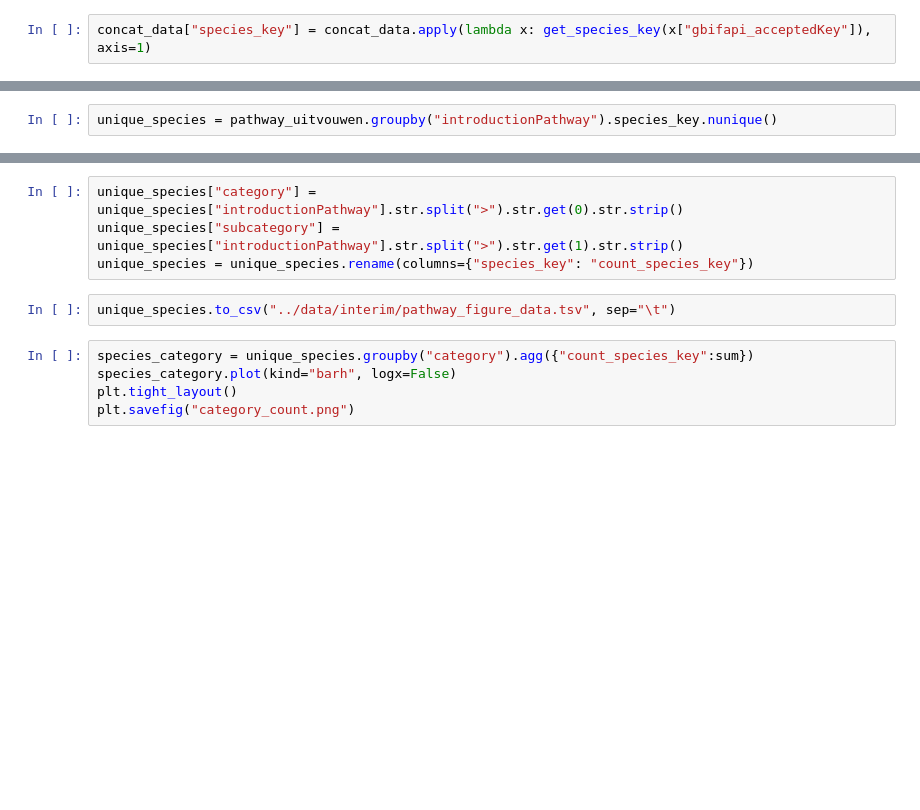
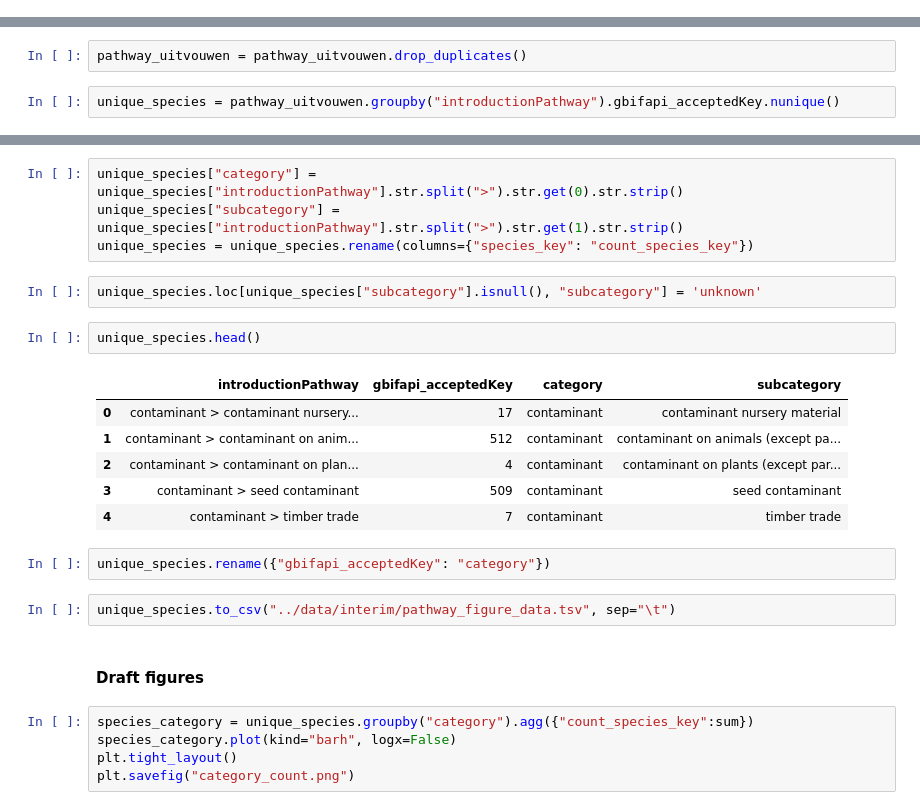
Before and after one commit to trias-project/alien-species-checklist, a Jupyter notebook: notebooks/0-stijnvanhoey-viz-pathways.ipynb, the cells around one changed output, grey strips where cells are left out. Cells and saved outputs as stored; diff of their text form; blank space fills up the shorter version.

```diff
--- a/notebooks/0-stijnvanhoey-viz-pathways.ipynb
+++ b/notebooks/0-stijnvanhoey-viz-pathways.ipynb
@@ -80,2 +48,0 @@ Index(['index', 'nameMatchValidation', 'taxonID', 'datasetName', 'taxonRank',
-# %%
-concat_data["species_key"] = concat_data.apply(lambda x: get_species_key(x["gbifapi_acceptedKey"]), axis=1)
@@ -140,2 +66,4 @@ pathway_uitvouwen["introductionPathway"] = pathway_uitvouwen["introductionPathwa
+# %%
+pathway_uitvouwen = pathway_uitvouwen.drop_duplicates()
 # %%
-unique_species = pathway_uitvouwen.groupby("introductionPathway").species_key.nunique()
+unique_species = pathway_uitvouwen.groupby("introductionPathway").gbifapi_acceptedKey.nunique()
@@ -145,8 +75,23 @@ unique_species = pd.DataFrame(unique_species).reset_index()
 unique_species["category"] = unique_species["introductionPathway"].str.split(">").str.get(0).str.strip()
 unique_species["subcategory"] = unique_species["introductionPathway"].str.split(">").str.get(1).str.strip()
 unique_species = unique_species.rename(columns={"species_key": "count_species_key"})
+# %%
+unique_species.loc[unique_species["subcategory"].isnull(), "subcategory"] = 'unknown'
+# %%
+unique_species.head()
+# %% [output]
+|  | introductionPathway | gbifapi_acceptedKey | category | subcategory |
+| 0 | contaminant > contaminant nursery... | 17 | contaminant | contaminant nursery material |
+| 1 | contaminant > contaminant on anim... | 512 | contaminant | contaminant on animals (except pa... |
+| 2 | contaminant > contaminant on plan... | 4 | contaminant | contaminant on plants (except par... |
+| 3 | contaminant > seed contaminant | 509 | contaminant | seed contaminant |
+| 4 | contaminant > timber trade | 7 | contaminant | timber trade |
+# %%
+unique_species.rename({"gbifapi_acceptedKey": "category"})
 # %%
 unique_species.to_csv("../data/interim/pathway_figure_data.tsv", sep="\t")
+# %% [markdown]
+#### Draft figures
 # %%
 species_category = unique_species.groupby("category").agg({"count_species_key":sum})
 species_category.plot(kind="barh", logx=False)
```
Also changed, not shown: parts of 13 cells of this notebook, 1 other file.
